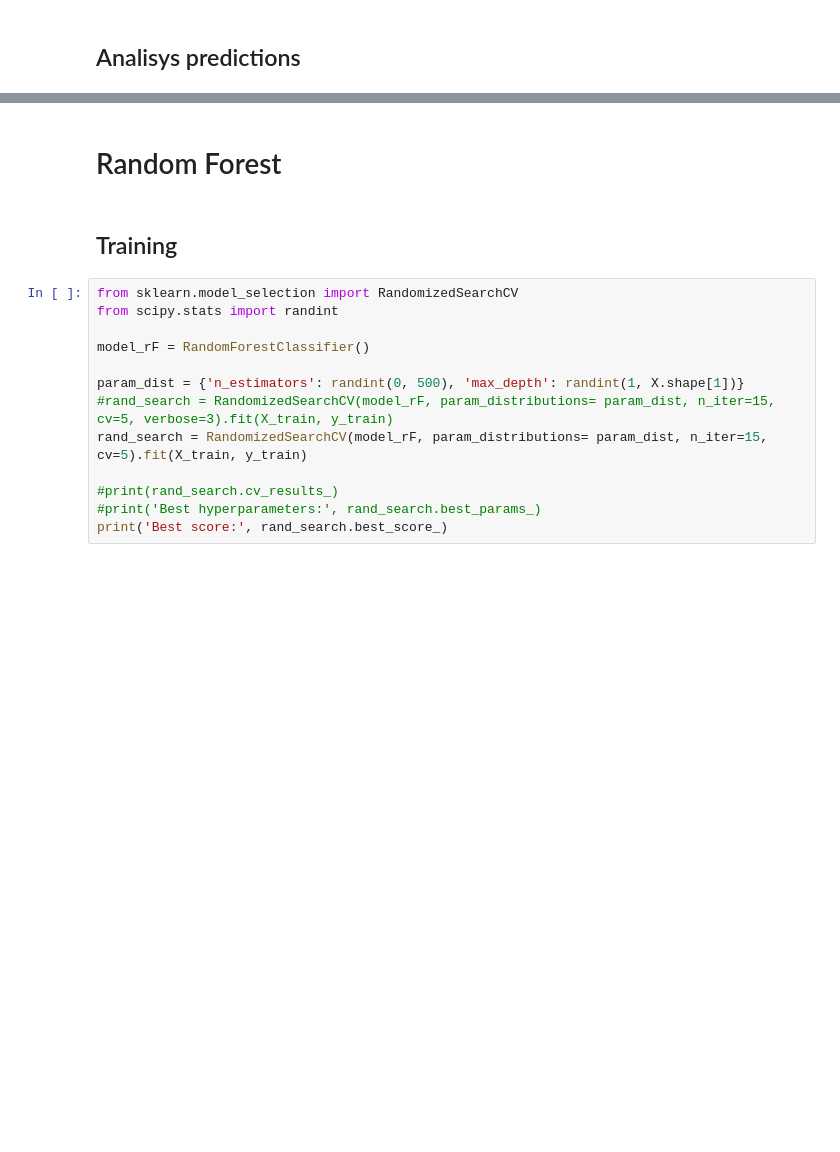
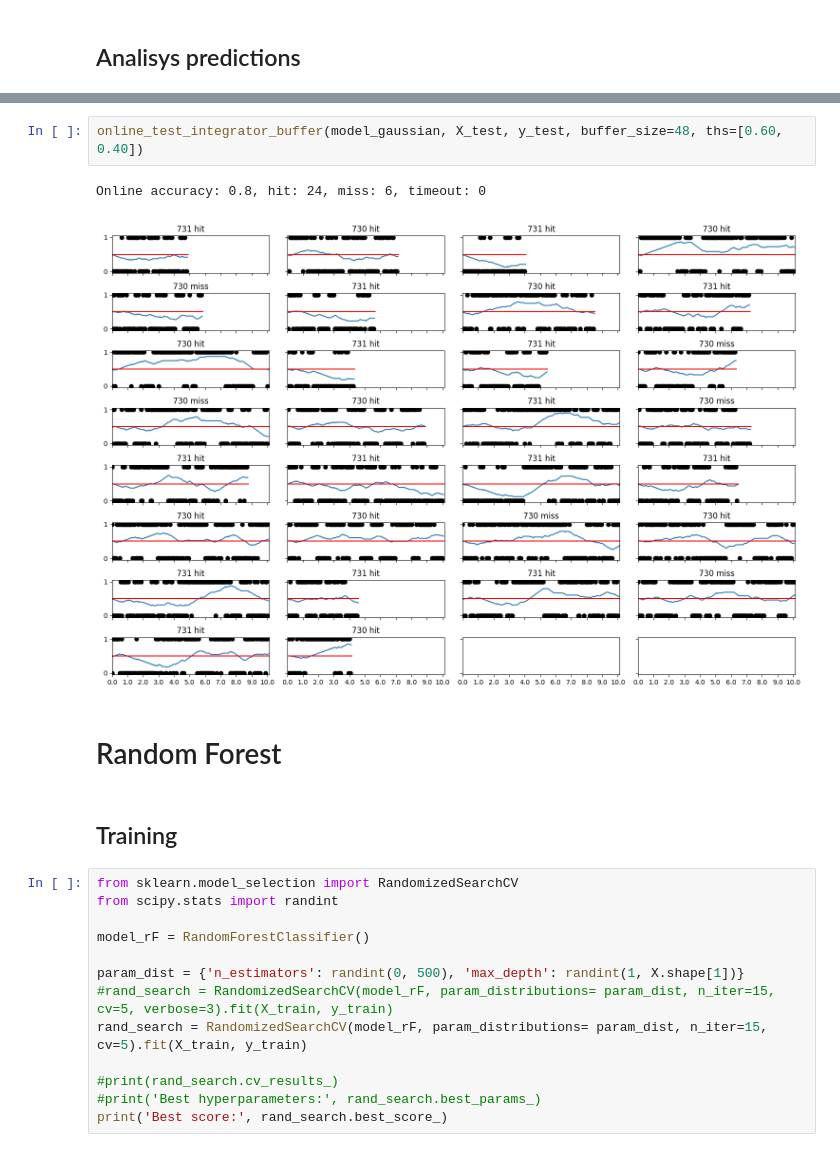
Before and after one commit to neurorobotics-iaslab/qda_cvsa, a Jupyter notebook: tried/decoders_lb.ipynb, the cells around one changed output, grey strips where cells are left out. Cells and saved outputs as stored; diff of their text form; blank space fills up the shorter version.

```diff
--- a/tried/decoders_lb.ipynb
+++ b/tried/decoders_lb.ipynb
@@ -739,6 +751,11 @@ online_test(model_gaussian, X_test, y_test, alpha=0.98, ths=[0.55, 0.45], th_rej
 # %% [output]
 Online accuracy: 0.9, hit: 18, miss: 1, timeout: 1
 [figure]
+# %%
+online_test_integrator_buffer(model_gaussian, X_test, y_test, buffer_size=48, ths=[0.60, 0.40])
+# %% [output]
+Online accuracy: 0.8, hit: 24, miss: 6, timeout: 0
+[figure, added]
 # %% [markdown]
 # Random Forest
 # %% [markdown]
```
Also changed, not shown: parts of 21 cells of this notebook, 13 other files.
